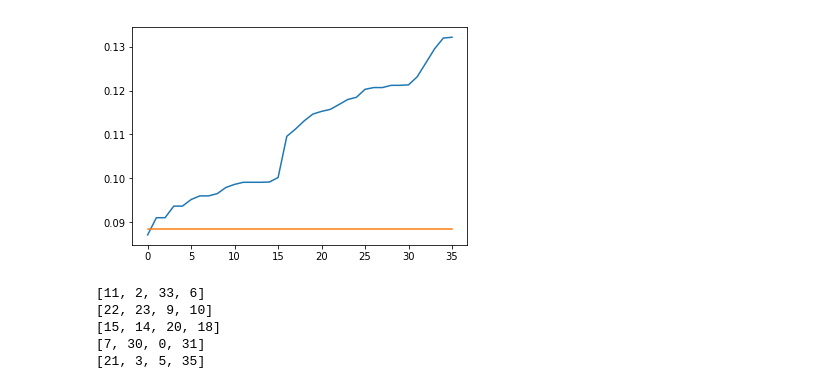
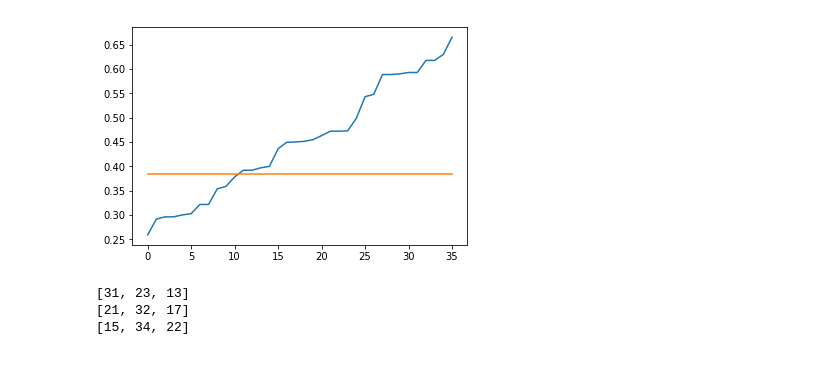
Before and after one commit to dkohlsdorf/wdp-ds, a Jupyter notebook: scripts/OfflineDensityBasedDiscoveryExperiment.ipynb, the cells around one changed output. Saved outputs shown, nothing was run; the diff lists cells and outputs as text; code cells hidden in the pictures.

```diff
--- a/scripts/OfflineDensityBasedDiscoveryExperiment.ipynb
+++ b/scripts/OfflineDensityBasedDiscoveryExperiment.ipynb
@@ -15,36 +15,36 @@ def min_k(x, x_id, k):
     val = [(v, i) for i, v in enumerate(list(x)) if i != x_id]
     val = sorted(val, key=lambda x: x[0])
     return val[0:k]
 
 def is_max(i, knn, densities):
     maximum = True
     for k in knn:
         maximum = maximum and densities[i] > densities[k[1]]
     return maximum
 
 def dense_region(i, knn):
     knn_ids = [x[1] for x in knn]
     knn_ids.append(i)
     return knn_ids
 
 def density(x, k):
     knns = []
     for i in range(0, len(x)):
         knns.append(min_k(x[i, :], i, k))
     dense = np.zeros(len(knns))
     for i, knn in enumerate(knns):
         dense[i] = 1.0 / knn[-1][0]
-    th = np.percentile(dense, 1)
+    th = np.percentile(dense, 30)
 
     plt.plot(sorted(dense))
     plt.plot(np.ones(len(dense)) * th)
     plt.show()
 
     return [dense_region(i, knn) for i, knn in enumerate(knns) if is_max(i, knn, dense) and dense[i] >= th]
 
-clusters = density(distances, 3)
+clusters = density(distances, 2)
 # %% [output]
-[figure, old version]
+[figure, new version]
 # %%
 c = [[] for i in range(len(clusters))]
 for cluster_id, x in enumerate(clusters):
@@ -52,11 +52,9 @@ for cluster_id, x in enumerate(clusters):
     for i in x:
         c[cluster_id].append(latent[i][1])
 # %% [output]
-[11, 2, 33, 6]
-[22, 23, 9, 10]
-[15, 14, 20, 18]
-[7, 30, 0, 31]
-[21, 3, 5, 35]
+[31, 23, 13]
+[21, 32, 17]
+[15, 34, 22]
 # %%
 from numpy.fft import fft
 
```
Also changed, not shown: parts of 2 cells of this notebook, 27 other files.
